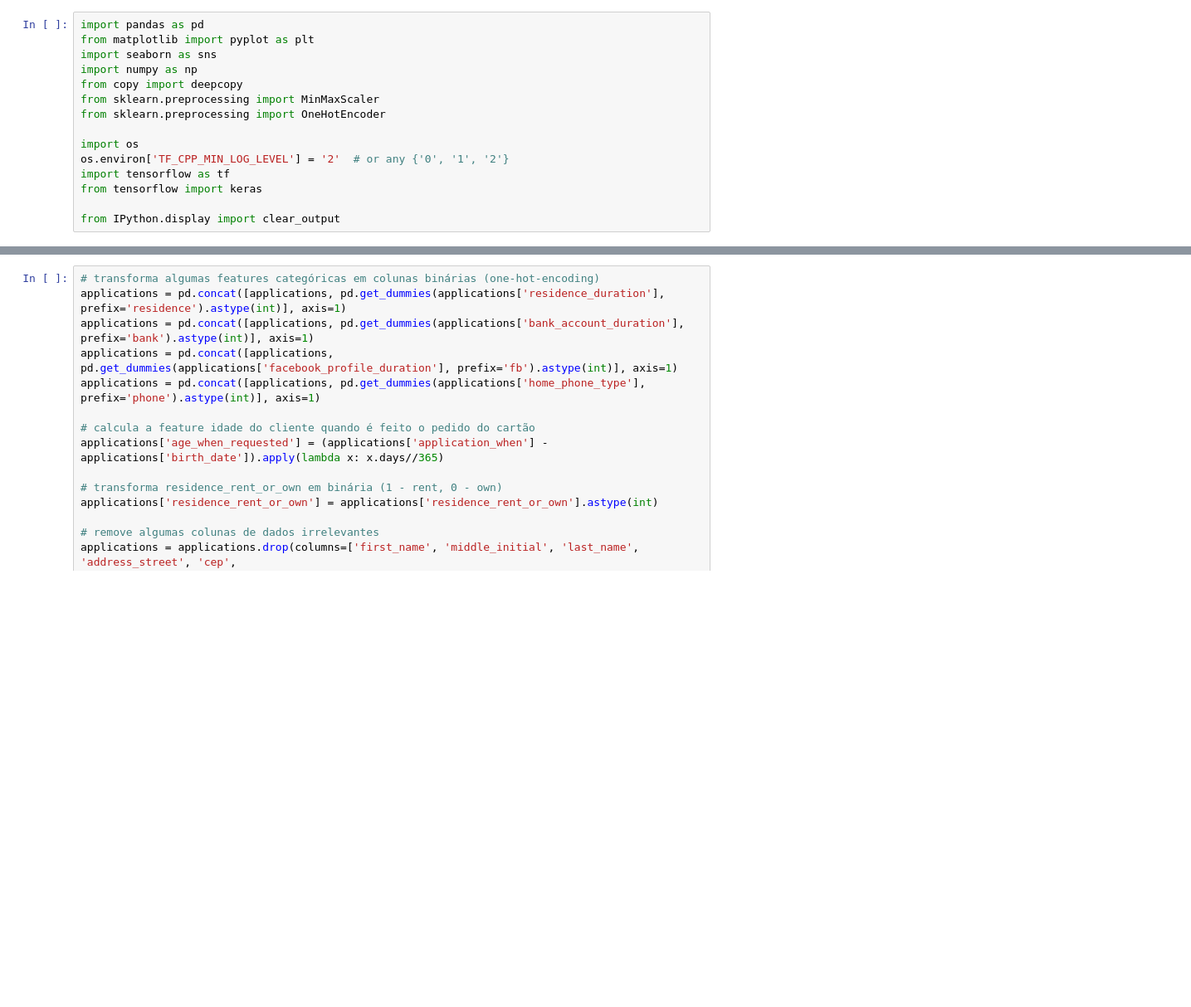
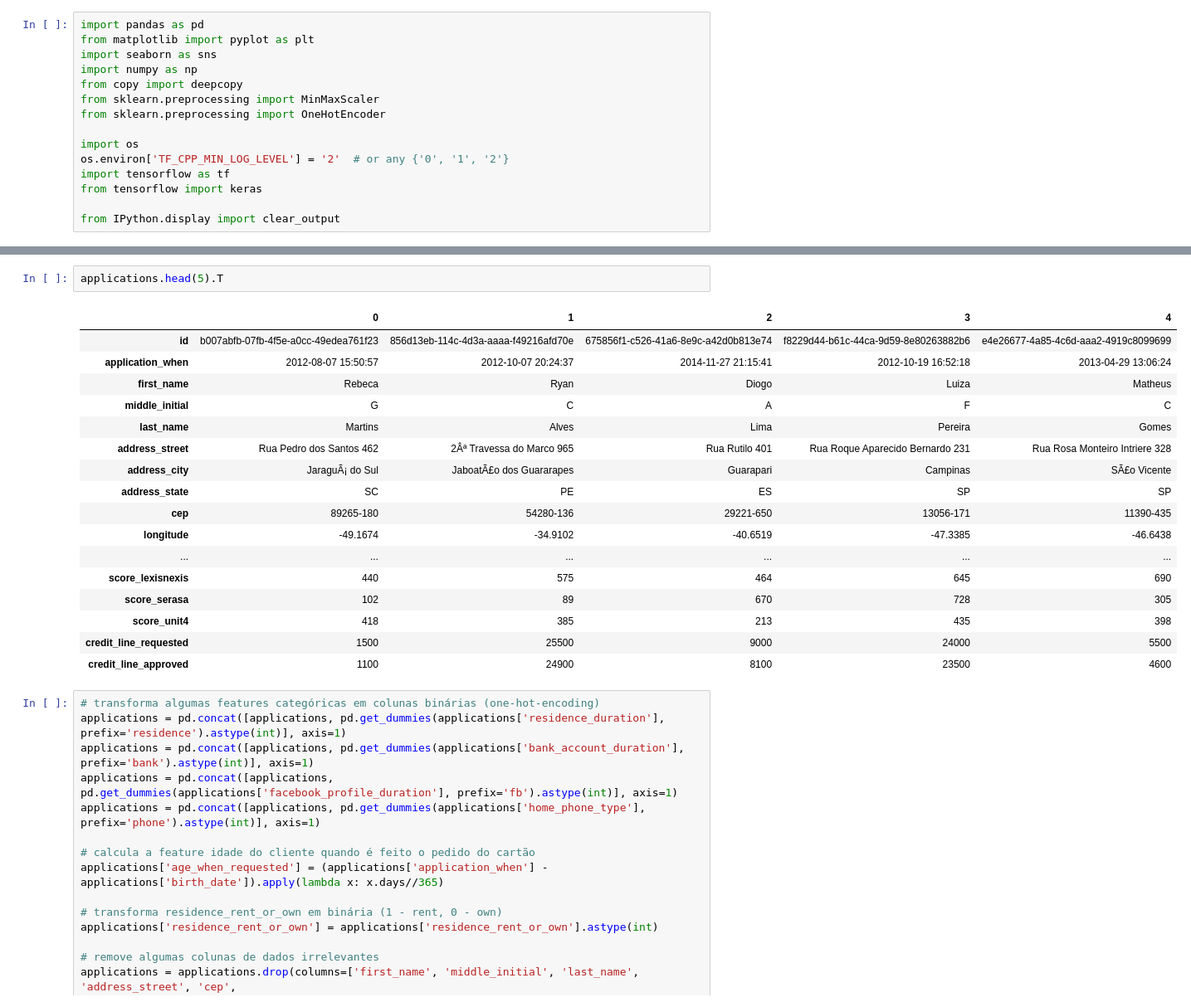
Before and after one commit to FerPapi/fineng-mba-usp, a Jupyter notebook: num_calc/nn/nn_EDA.ipynb, the cells around one changed output, grey strips where cells are left out. Shown at 83% size. Drawn from its saved outputs; the diff is of its cells as text; blank space fills up the shorter version.

```diff
--- a/num_calc/nn/nn_EDA.ipynb
+++ b/num_calc/nn/nn_EDA.ipynb
@@ -19,3 +31,23 @@ applications = pd.read_excel('Big_Case_-_nubank_v2.1.xlsx', sheet_name='applicat
+# %%
+applications.head(5).T
+# %% [output]
+|  | 0 | 1 | 2 | 3 | 4 |
+| id | b007abfb-07fb-4f5e-a0cc-49edea761f23 | 856d13eb-114c-4d3a-aaaa-f49216afd70e | 675856f1-c526-41a6-8e9c-a42d0b813e74 | f8229d44-b61c-44ca-9d59-8e80263882b6 | e4e26677-4a85-4c6d-aaa2-4919c8099699 |
+| application_when | 2012-08-07 15:50:57 | 2012-10-07 20:24:37 | 2014-11-27 21:15:41 | 2012-10-19 16:52:18 | 2013-04-29 13:06:24 |
+| first_name | Rebeca | Ryan | Diogo | Luiza | Matheus |
+| middle_initial | G | C | A | F | C |
+| last_name | Martins | Alves | Lima | Pereira | Gomes |
+| address_street | Rua Pedro dos Santos 462 | 2Âª Travessa do Marco 965 | Rua Rutilo 401 | Rua Roque Aparecido Bernardo 231 | Rua Rosa Monteiro Intriere 328 |
+| address_city | JaraguÃ¡ do Sul | JaboatÃ£o dos Guararapes | Guarapari | Campinas | SÃ£o Vicente |
+| address_state | SC | PE | ES | SP | SP |
+| cep | 89265-180 | 54280-136 | 29221-650 | 13056-171 | 11390-435 |
+| longitude | -49.1674 | -34.9102 | -40.6519 | -47.3385 | -46.6438 |
+| ... | ... | ... | ... | ... | ... |
+| score_lexisnexis | 440 | 575 | 464 | 645 | 690 |
+| score_serasa | 102 | 89 | 670 | 728 | 305 |
+| score_unit4 | 418 | 385 | 213 | 435 | 398 |
+| credit_line_requested | 1500 | 25500 | 9000 | 24000 | 5500 |
+| credit_line_approved | 1100 | 24900 | 8100 | 23500 | 4600 |
 # %%
 # transforma algumas features categóricas em colunas binárias (one-hot-encoding)
 applications = pd.concat([applications, pd.get_dummies(applications['residence_duration'], prefix='residence').astype(int)], axis=1)
```
Also changed, not shown: parts of 3 cells of this notebook.
